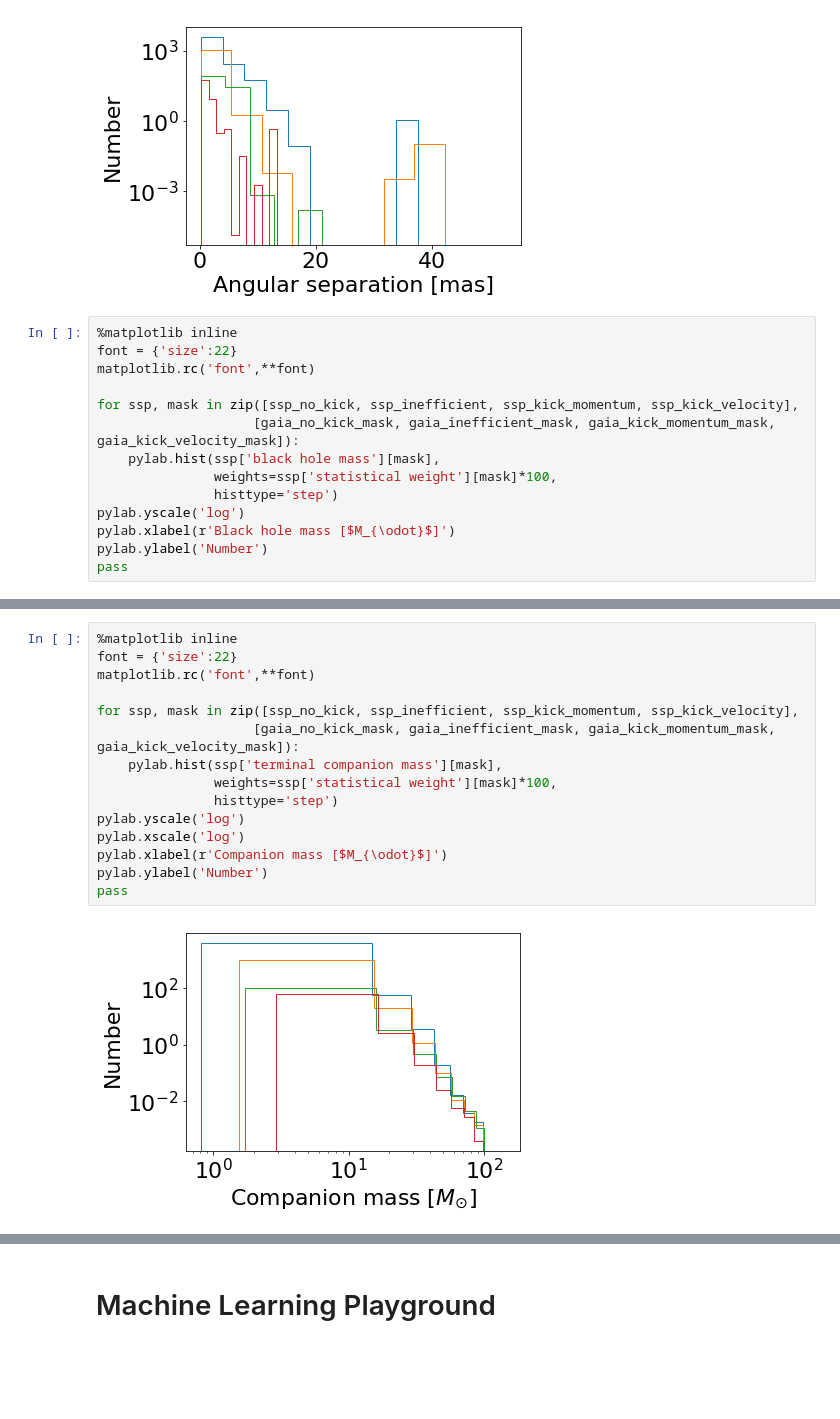
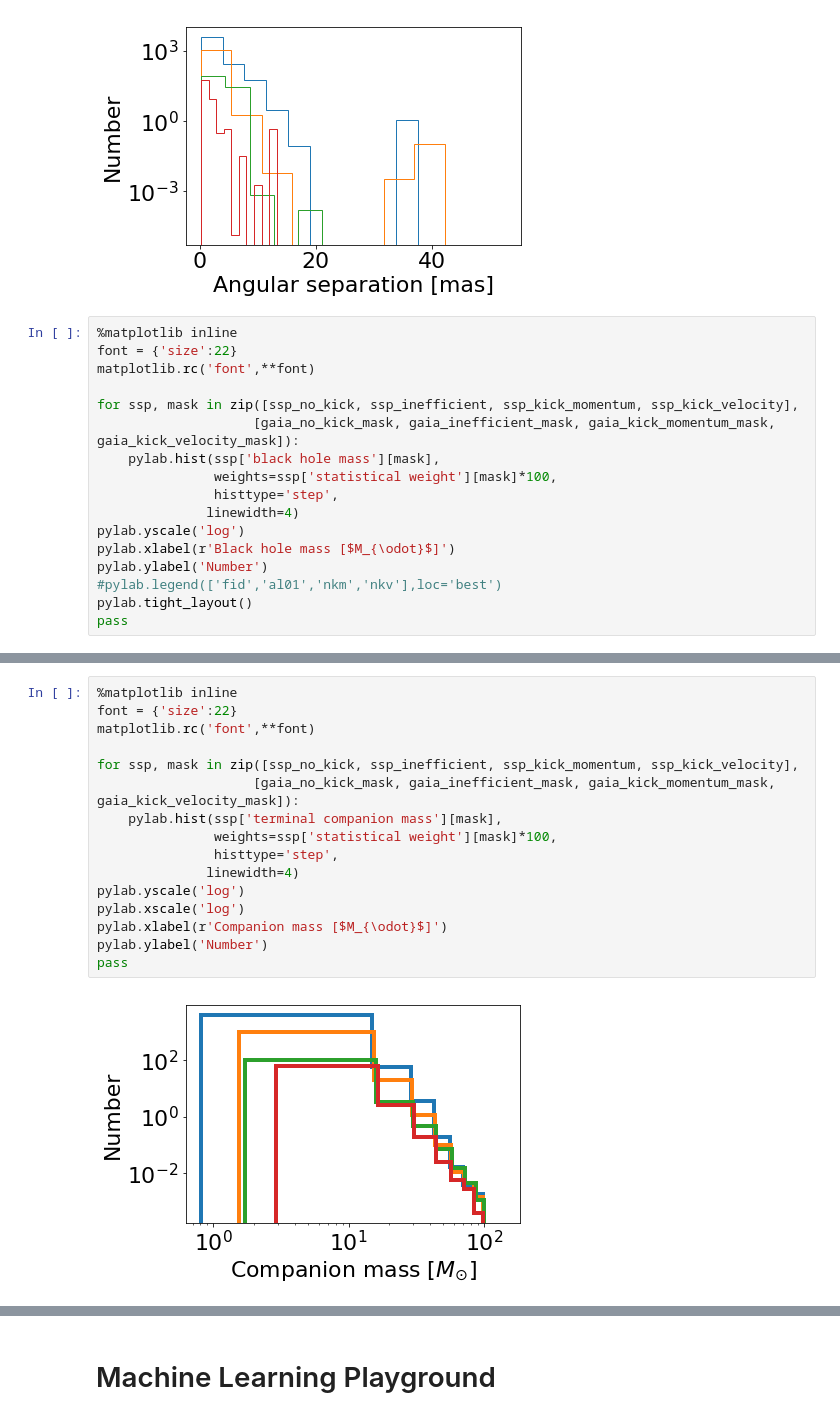
Before and after one commit to bolverk/gaia_black_hole_binaries, a Jupyter notebook: stellar_binary_monte_carlo.ipynb, the cells around one changed output, grey strips where cells are left out. Drawn from its saved outputs; the diff is of its cells as text; blank space fills up the shorter version.

```diff
--- a/stellar_binary_monte_carlo.ipynb
+++ b/stellar_binary_monte_carlo.ipynb
@@ -826,9 +826,12 @@ for ssp, mask in zip([ssp_no_kick, ssp_inefficient, ssp_kick_momentum, ssp_kick_
                     [gaia_no_kick_mask, gaia_inefficient_mask, gaia_kick_momentum_mask, gaia_kick_velocity_mask]):
     pylab.hist(ssp['black hole mass'][mask],
                weights=ssp['statistical weight'][mask]*100,
-               histtype='step')
+               histtype='step',
+              linewidth=4)
 pylab.yscale('log')
 pylab.xlabel(r'Black hole mass [$M_{\odot}$]')
 pylab.ylabel('Number')
+#pylab.legend(['fid','al01','nkm','nkv'],loc='best')
+pylab.tight_layout()
 pass
 # %% [output]
@@ -836,20 +839,21 @@ pass
 # %%
 %matplotlib inline
 font = {'size':22}
 matplotlib.rc('font',**font)
 
 for ssp, mask in zip([ssp_no_kick, ssp_inefficient, ssp_kick_momentum, ssp_kick_velocity],
                     [gaia_no_kick_mask, gaia_inefficient_mask, gaia_kick_momentum_mask, gaia_kick_velocity_mask]):
     pylab.hist(ssp['terminal companion mass'][mask],
                weights=ssp['statistical weight'][mask]*100,
-               histtype='step')
+               histtype='step',
+              linewidth=4)
 pylab.yscale('log')
 pylab.xscale('log')
 pylab.xlabel(r'Companion mass [$M_{\odot}$]')
 pylab.ylabel('Number')
 pass
 # %% [output]
-[figure, old version]
+[figure, new version]
 # %%
 %matplotlib inline
 font = {'size':22}
```
Also changed, not shown: parts of 3 cells of this notebook.
